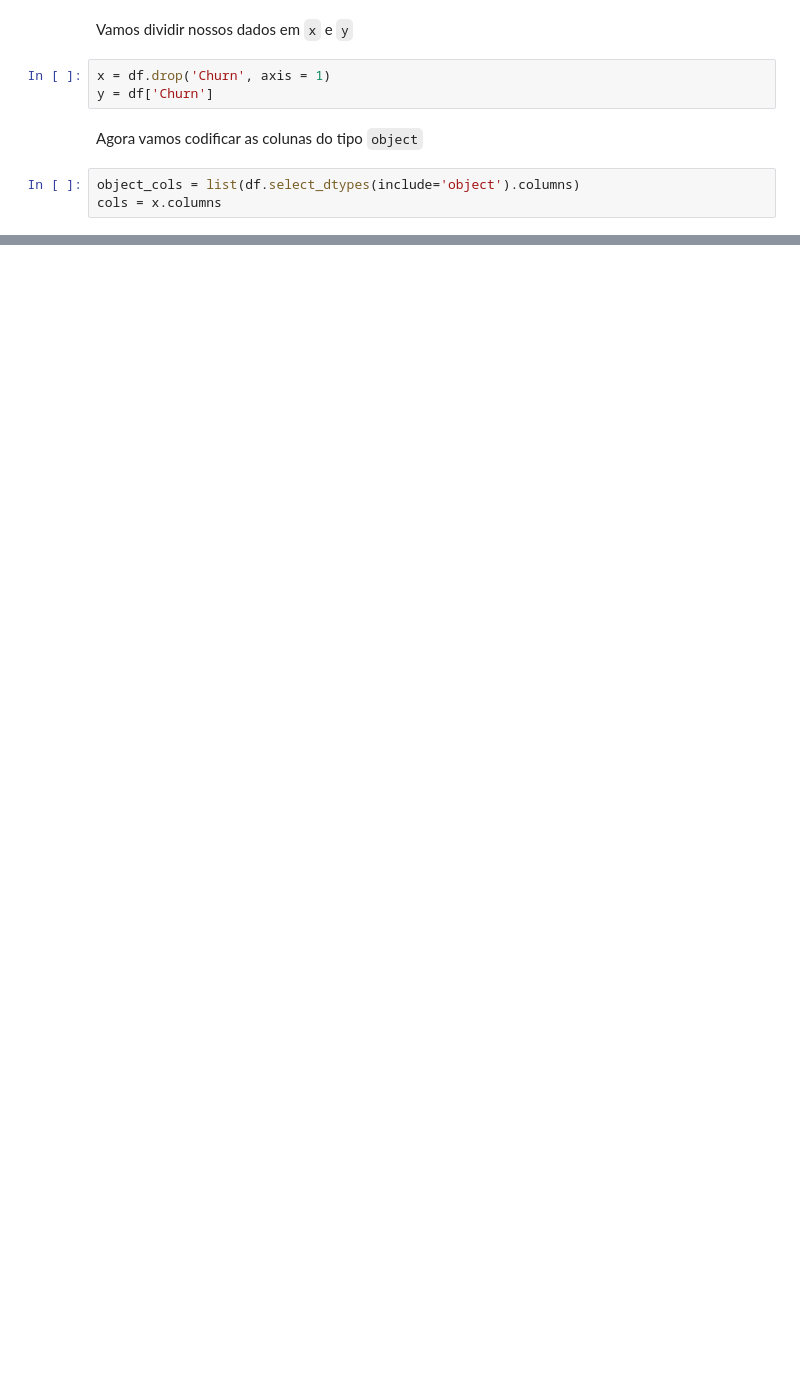
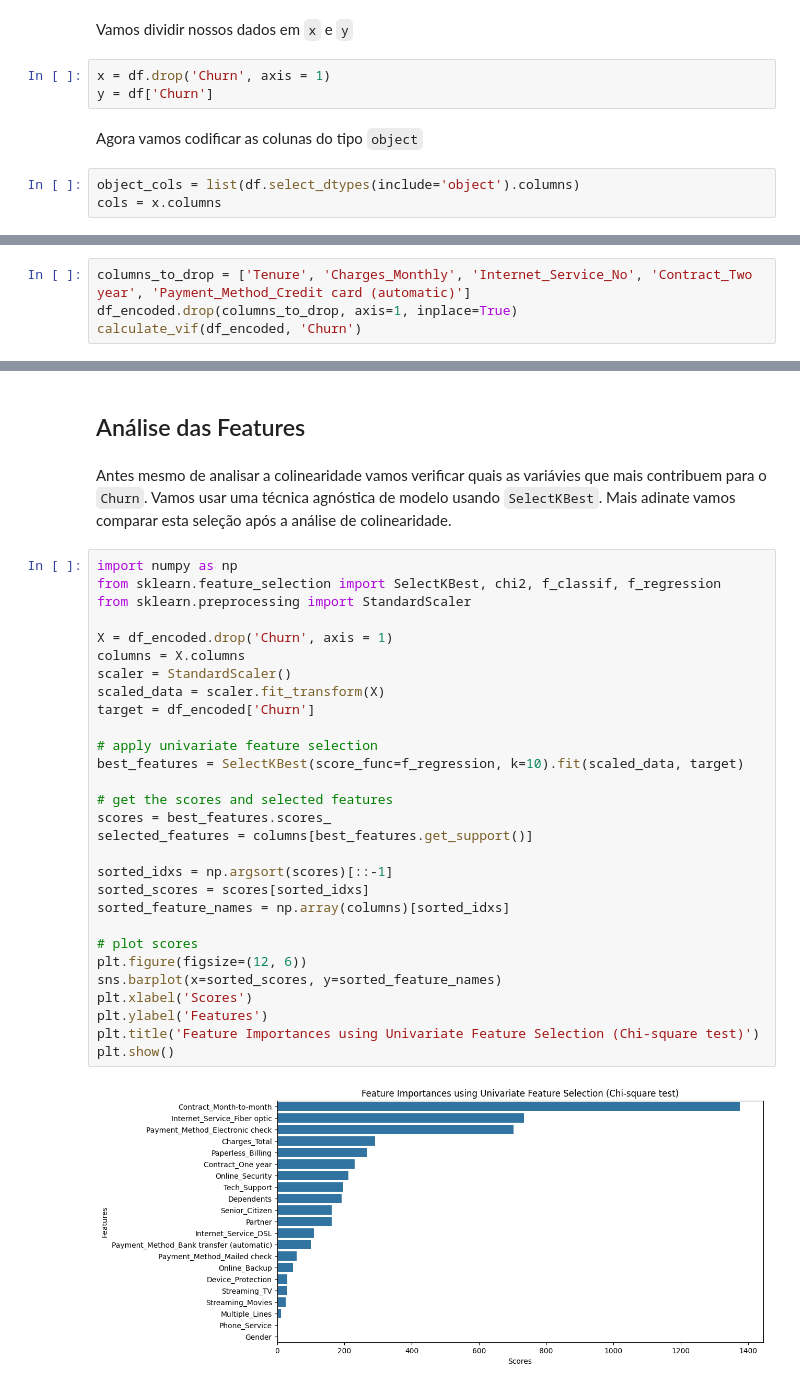
Before and after one commit to rafaelreisramos/oracle-one, a Jupyter notebook: challenge-telecom-x-parte_2/TelecomX_BR_parte_2.ipynb, the cells around one changed output, grey strips where cells are left out. Cells and saved outputs as stored; diff of their text form; blank space fills up the shorter version.

```diff
--- a/challenge-telecom-x-parte_2/TelecomX_BR_parte_2.ipynb
+++ b/challenge-telecom-x-parte_2/TelecomX_BR_parte_2.ipynb
@@ -65,0 +182,4 @@ Vamos verificar a proporção e balanceamento dos dados.
+# %%
+columns_to_drop = ['Tenure', 'Charges_Monthly', 'Internet_Service_No', 'Contract_Two year', 'Payment_Method_Credit card (automatic)']
+df_encoded.drop(columns_to_drop, axis=1, inplace=True)
+calculate_vif(df_encoded, 'Churn')
@@ -65,0 +204,35 @@ Vamos verificar a proporção e balanceamento dos dados.
+# %% [markdown]
+## Análise das Features
+# %% [markdown]
+Antes mesmo de analisar a colinearidade vamos verificar quais as variávies que mais contribuem para o `Churn`. Vamos usar uma técnica agnóstica de modelo usando `SelectKBest`. Mais adinate vamos comparar esta seleção após a análise de colinearidade.
+# %%
+import numpy as np
+from sklearn.feature_selection import SelectKBest, chi2, f_classif, f_regression
+from sklearn.preprocessing import StandardScaler
+
+X = df_encoded.drop('Churn', axis = 1)
+columns = X.columns
+scaler = StandardScaler()
+scaled_data = scaler.fit_transform(X)
+target = df_encoded['Churn']
+
+# apply univariate feature selection
+best_features = SelectKBest(score_func=f_regression, k=10).fit(scaled_data, target)
+
+# get the scores and selected features
+scores = best_features.scores_
+selected_features = columns[best_features.get_support()]
+
+sorted_idxs = np.argsort(scores)[::-1]
+sorted_scores = scores[sorted_idxs]
+sorted_feature_names = np.array(columns)[sorted_idxs]
+
+# plot scores
+plt.figure(figsize=(12, 6))
+sns.barplot(x=sorted_scores, y=sorted_feature_names)
+plt.xlabel('Scores')
+plt.ylabel('Features')
+plt.title('Feature Importances using Univariate Feature Selection (Chi-square test)')
+plt.show()
+# %% [output]
+[figure, added]
```
Also changed, not shown: parts of 34 cells of this notebook.
